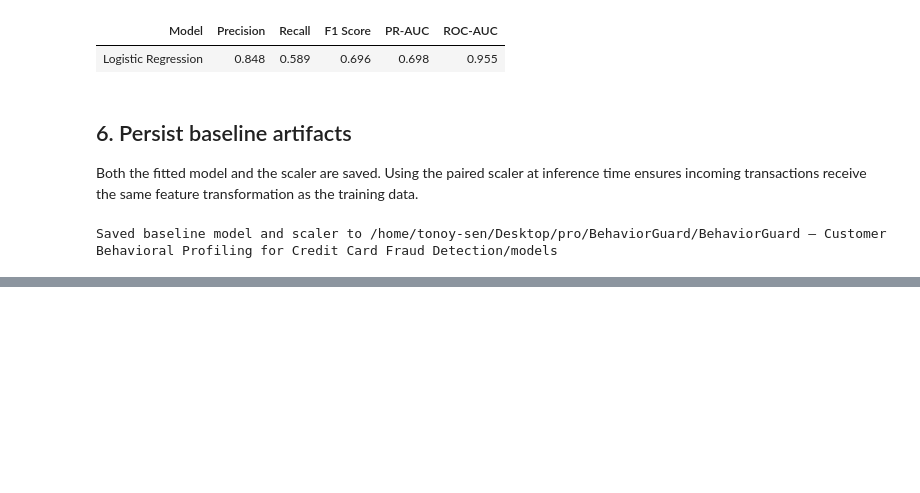
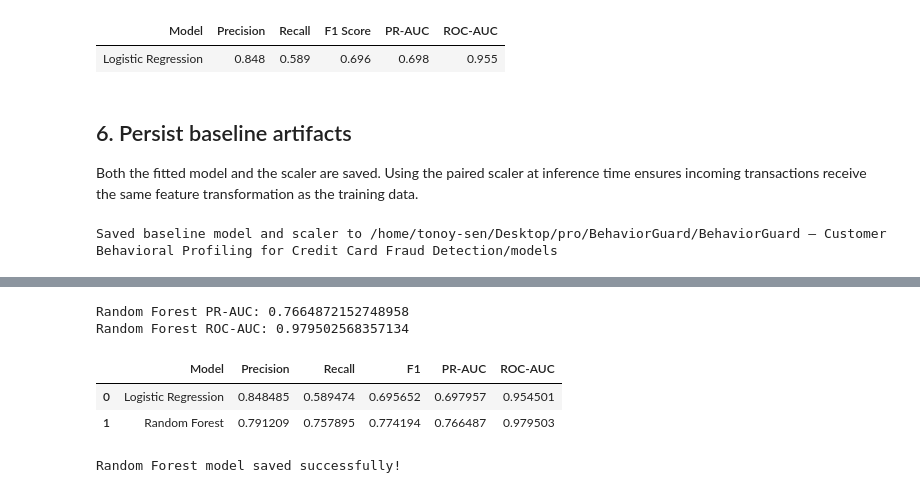
Before and after one commit to to-bits/BehaviorGuard-Customer-Behavioral-Profiling-for-Credit-Card-Fraud-Detection, a Jupyter notebook: BehaviorGuard — Customer Behavioral Profiling for Credit Card Fraud Detection/notebooks/02_baseline_model.ipynb, the cells around one changed output, grey strips where cells are left out. Cells and saved outputs as stored; diff of their text form; code cells hidden in the pictures; blank space fills up the shorter version.

Commit message:
random forest

```diff
--- a/BehaviorGuard — Customer Behavioral Profiling for Credit Card Fraud Detection/notebooks/02_baseline_model.ipynb
+++ b/BehaviorGuard — Customer Behavioral Profiling for Credit Card Fraud Detection/notebooks/02_baseline_model.ipynb
@@ -341,0 +354,2 @@ Saved baseline model and scaler to /home/tonoy-sen/Desktop/pro/BehaviorGuard/Beh
+# %%
+random_forest.fit(X_train, y_train)
@@ -341,0 +359,6 @@ Saved baseline model and scaler to /home/tonoy-sen/Desktop/pro/BehaviorGuard/Beh
+# %%
+rf_pred = random_forest.predict(X_test)
+
+rf_proba = random_forest.predict_proba(X_test)[:, 1]
+
+print("Predicted fraud:", (rf_pred == 1).sum())
@@ -341,0 +380,51 @@ Saved baseline model and scaler to /home/tonoy-sen/Desktop/pro/BehaviorGuard/Beh
+# %%
+from sklearn.metrics import average_precision_score, roc_auc_score
+
+rf_pr_auc = average_precision_score(
+    y_test,
+    rf_proba
+)
+
+rf_roc_auc = roc_auc_score(
+    y_test,
+    rf_proba
+)
+
+print("Random Forest PR-AUC:", rf_pr_auc)
+print("Random Forest ROC-AUC:", rf_roc_auc)
+# %% [output]
+Random Forest PR-AUC: 0.7664872152748958
+Random Forest ROC-AUC: 0.979502568357134
+# %%
+comparison = pd.DataFrame([
+    {
+        "Model": "Logistic Regression",
+        "Precision": precision,
+        "Recall": recall,
+        "F1": f1,
+        "PR-AUC": pr_auc,
+        "ROC-AUC": roc_auc
+    },
+    {
+        "Model": "Random Forest",
+        "Precision": precision_score(y_test, rf_pred),
+        "Recall": recall_score(y_test, rf_pred),
+        "F1": f1_score(y_test, rf_pred),
+        "PR-AUC": rf_pr_auc,
+        "ROC-AUC": rf_roc_auc
+    }
+])
+
+comparison
+# %% [output]
+|  | Model | Precision | Recall | F1 | PR-AUC | ROC-AUC |
+| 0 | Logistic Regression | 0.848485 | 0.589474 | 0.695652 | 0.697957 | 0.954501 |
+| 1 | Random Forest | 0.791209 | 0.757895 | 0.774194 | 0.766487 | 0.979503 |
+# %%
+import joblib
+
+joblib.dump(random_forest, "../models/random_forest.pkl")
+
+print("Random Forest model saved successfully!")
+# %% [output]
+Random Forest model saved successfully!
```
Also changed, not shown: parts of 6 cells of this notebook.
